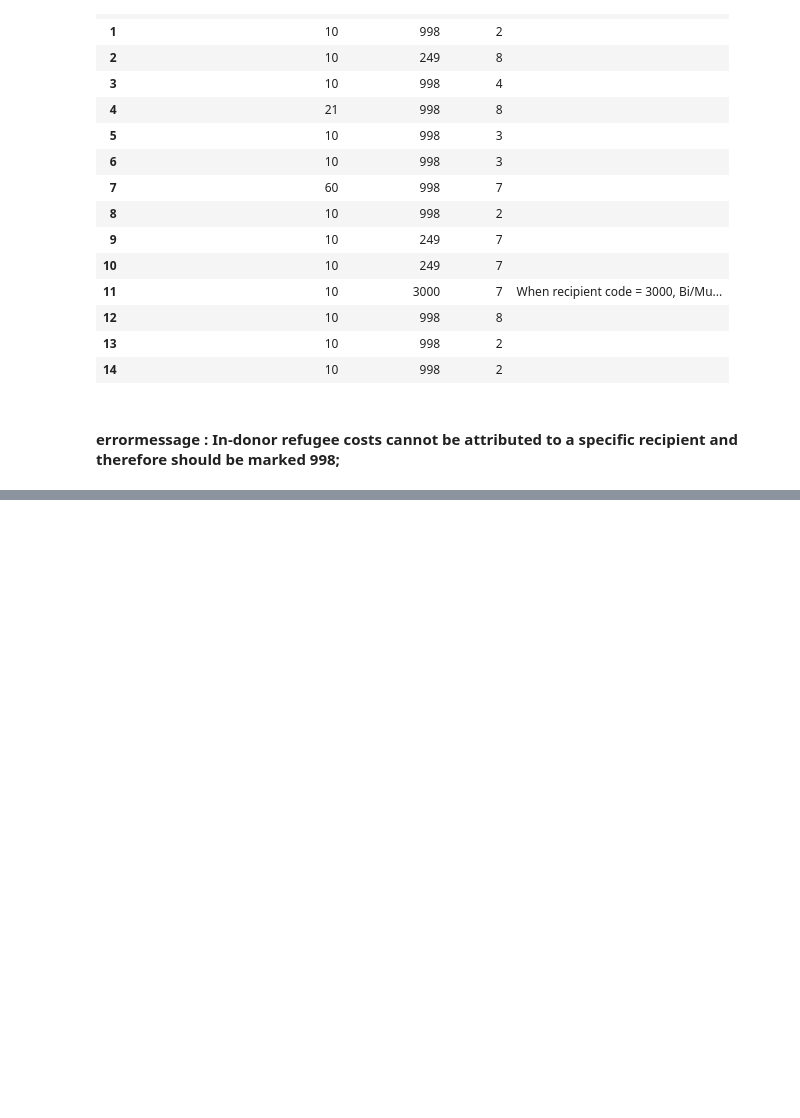
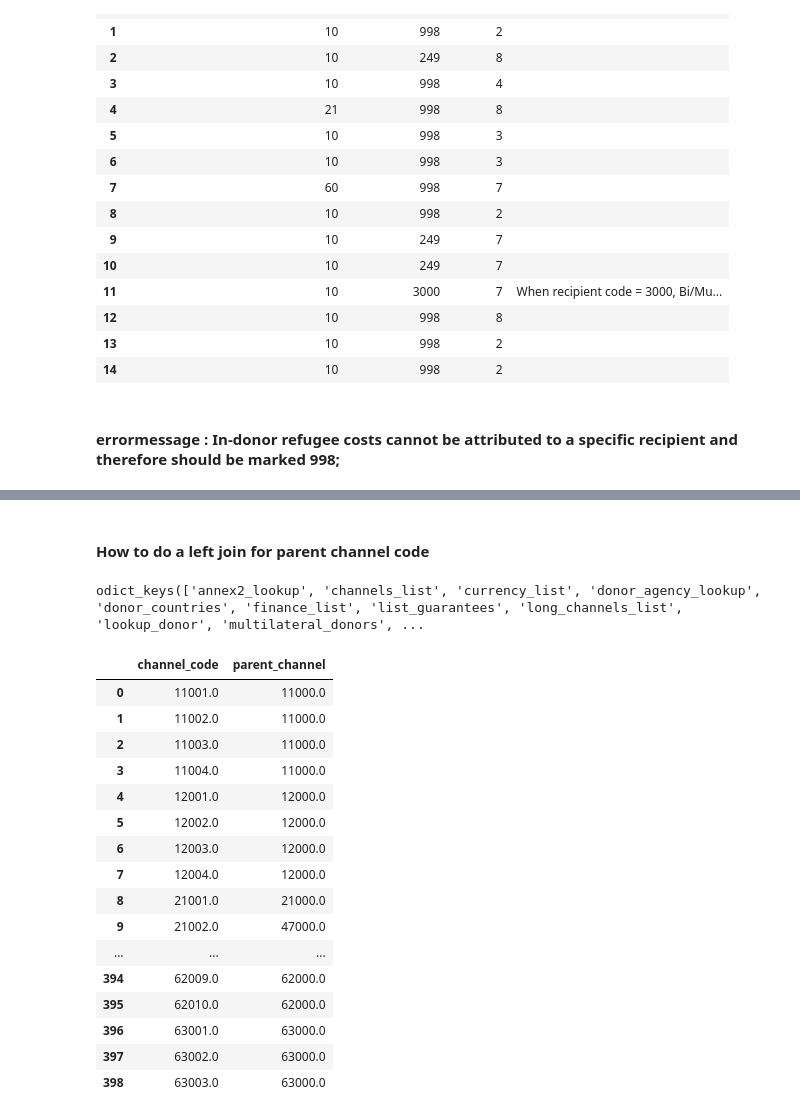
Before and after one commit to ogulcanertuncdcd/tor_fileuploader, a Jupyter notebook: test_LT/check_recipient_code.ipynb, the cells around one changed output, grey strips where cells are left out. Saved outputs shown, nothing was run; the diff lists cells and outputs as text; code cells hidden in the pictures; blank space fills up the shorter version.

```diff
--- a/test_LT/check_recipient_code.ipynb
+++ b/test_LT/check_recipient_code.ipynb
@@ -99,3 +189,29 @@ df[["Type of flow (main DAC 1 category)","Recipient code", "Bi/Multi","Co-operat
 | 15 | 10 | 998 | 1 | H02 |  |
 | 16 | 10 | 85 | 1 | H01 |  |
 | 17 | 10 | 85 | 1 | H06 | ;In-donor refugee costs cannot be... |
+# %% [markdown]
+#### How to do a left join for parent channel code
+# %%
+df_lookup.keys()
+# %% [output]
+odict_keys(['annex2_lookup', 'channels_list', 'currency_list', 'donor_agency_lookup', 'donor_countries', 'finance_list', 'list_guarantees', 'long_channels_list', 'lookup_donor', 'multilateral_donors', ...
+# %%
+df_lookup["parent_channel_lookup"]
+# %% [output]
+|  | channel_code | parent_channel |
+| 0 | 11001.0 | 11000.0 |
+| 1 | 11002.0 | 11000.0 |
+| 2 | 11003.0 | 11000.0 |
+| 3 | 11004.0 | 11000.0 |
+| 4 | 12001.0 | 12000.0 |
+| 5 | 12002.0 | 12000.0 |
+| 6 | 12003.0 | 12000.0 |
+| 7 | 12004.0 | 12000.0 |
+| 8 | 21001.0 | 21000.0 |
+| 9 | 21002.0 | 47000.0 |
+| ... | ... | ... |
+| 394 | 62009.0 | 62000.0 |
+| 395 | 62010.0 | 62000.0 |
+| 396 | 63001.0 | 63000.0 |
+| 397 | 63002.0 | 63000.0 |
+| 398 | 63003.0 | 63000.0 |
```
Also changed, not shown: parts of 14 cells of this notebook, 1 other file.
